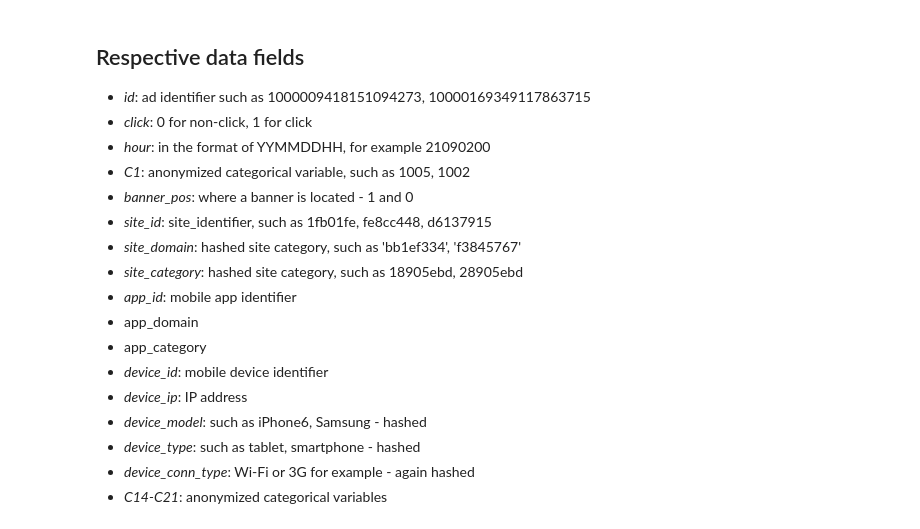
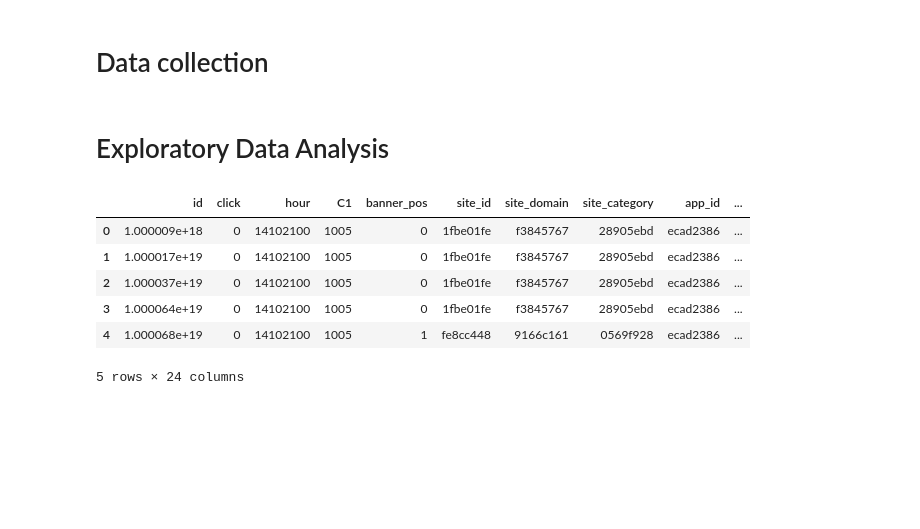
Before and after one commit to aurimas13/CTR-prediction, a Jupyter notebook: CTR_prediction.ipynb, the cells around one changed output. Saved outputs shown, nothing was run; the diff lists cells and outputs as text; code cells hidden in the pictures; blank space fills up the shorter version.

```diff
--- a/CTR_prediction.ipynb
+++ b/CTR_prediction.ipynb
@@ -5,20 +4,0 @@ This is the analysis of ads generated through 11 days and known as **Avazu** dat
-# %% [markdown]
-## Respective data fields
-
-* *id*: ad identifier such as 1000009418151094273, 10000169349117863715
-* *click*: 0 for non-click, 1 for click
-* *hour*: in the format of YYMMDDHH, for example 21090200
-* *C1*: anonymized categorical variable, such as 1005, 1002
-* *banner_pos*: where a banner is located - 1 and 0
-* *site_id*: site_identifier, such as 1fb01fe, fe8cc448, d6137915
-* *site_domain*: hashed site category, such as 'bb1ef334', 'f3845767'
-* *site_category*: hashed site category, such as 18905ebd, 28905ebd
-* *app_id*: mobile app identifier
-* app_domain
-* app_category
-* *device_id*: mobile device identifier
-* *device_ip*: IP address
-* *device_model*: such as iPhone6, Samsung - hashed
-* *device_type*: such as tablet, smartphone - hashed
-* *device_conn_type*: Wi-Fi or 3G for example - again hashed
-* *C14-C21*: anonymized categorical variables
@@ -24,0 +45,19 @@ This is the analysis of ads generated through 11 days and known as **Avazu** dat
+# %% [markdown]
+# Data collection
+# %%
+df = pd.read_csv('train.gz', compression='gzip', header=0, sep=',', quotechar='"', error_bad_lines=False)
+# validation_df = pd.read_csv('sampleSubmission.gz', compression='gzip', header=0, sep=',', quotechar='"', error_bad_lines=False)
+# test_df = pd.read_csv('test.gz', compression='gzip', header=0, sep=',', quotechar='"', error_bad_lines=False)
+# %% [markdown]
+# Exploratory Data Analysis
+# %%
+# First look at the data
+df.head()
+# %% [output]
+|  | id | click | hour | C1 | banner_pos | site_id | site_domain | site_category | app_id | ... |
+| 0 | 1.000009e+18 | 0 | 14102100 | 1005 | 0 | 1fbe01fe | f3845767 | 28905ebd | ecad2386 | ... |
+| 1 | 1.000017e+19 | 0 | 14102100 | 1005 | 0 | 1fbe01fe | f3845767 | 28905ebd | ecad2386 | ... |
+| 2 | 1.000037e+19 | 0 | 14102100 | 1005 | 0 | 1fbe01fe | f3845767 | 28905ebd | ecad2386 | ... |
+| 3 | 1.000064e+19 | 0 | 14102100 | 1005 | 0 | 1fbe01fe | f3845767 | 28905ebd | ecad2386 | ... |
+| 4 | 1.000068e+19 | 0 | 14102100 | 1005 | 1 | fe8cc448 | 9166c161 | 0569f928 | ecad2386 | ... |
+5 rows × 24 columns
```
Also changed, not shown: parts of 79 cells of this notebook, 2 other files.
